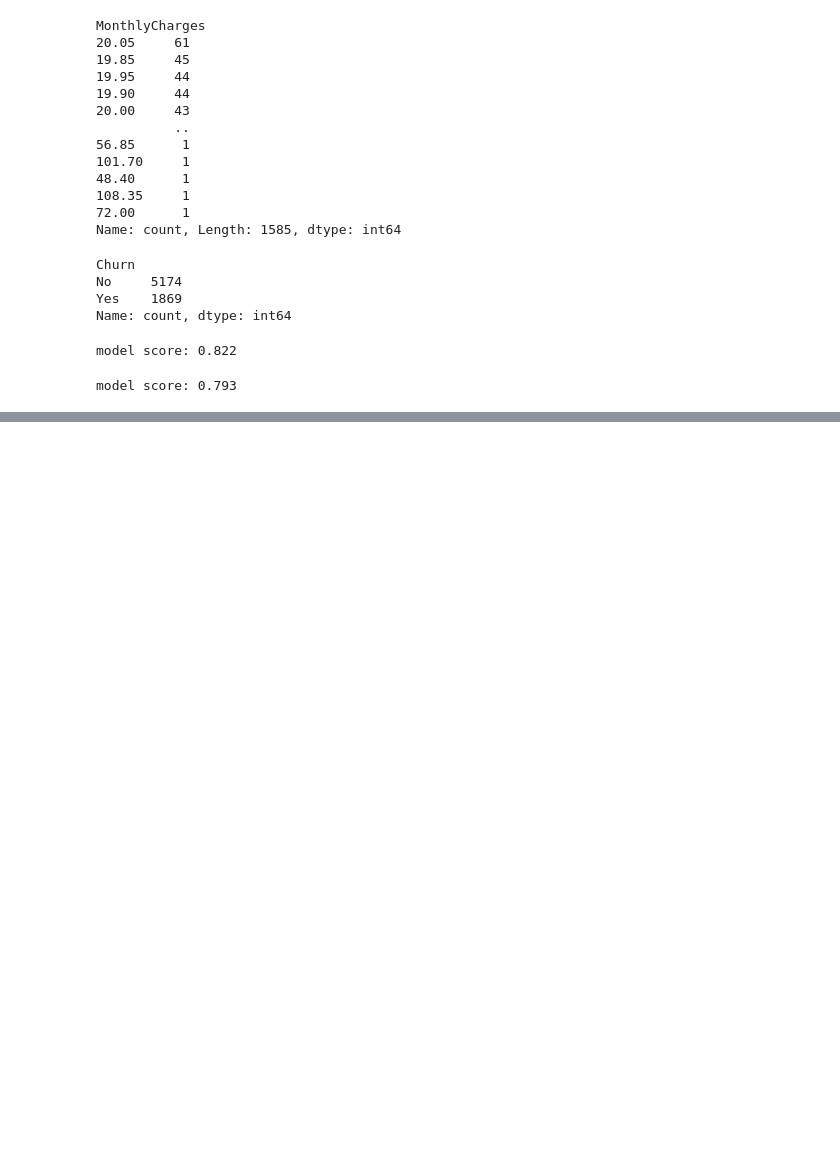
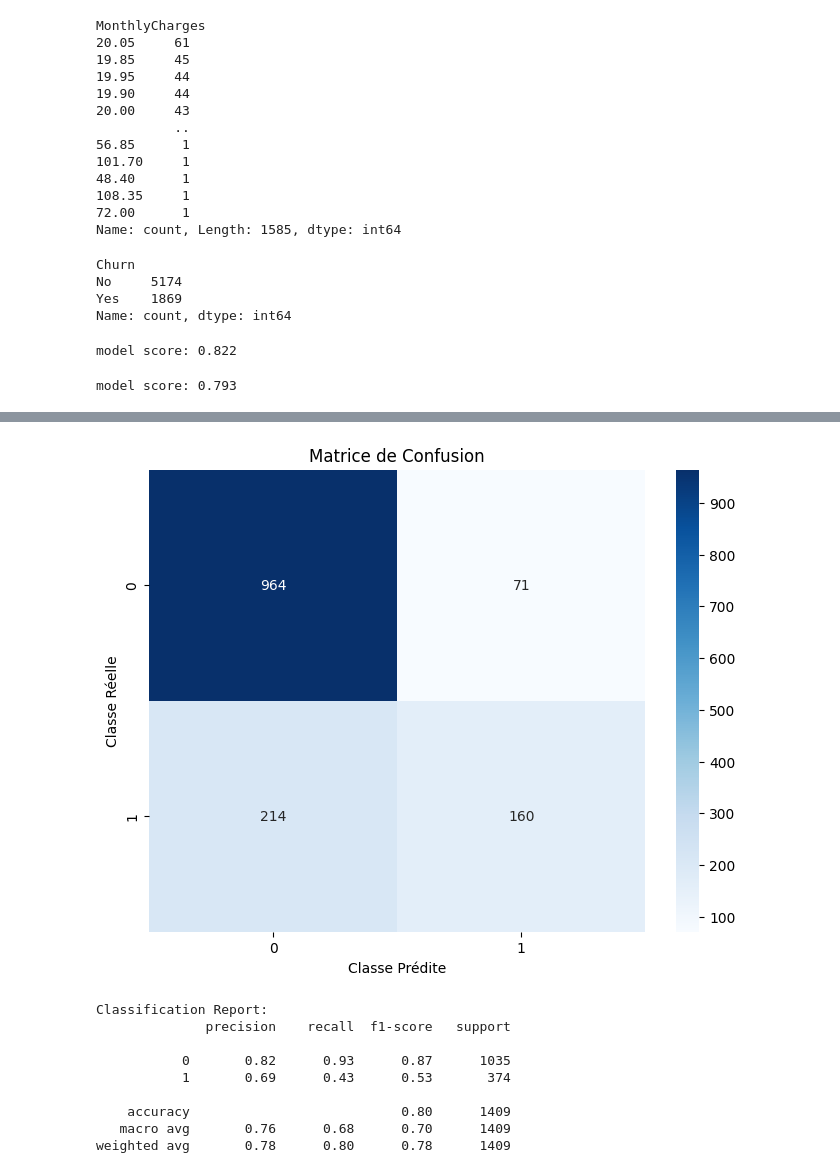
Before and after one commit to NicoCasso/ChurnPrediction, a Jupyter notebook: notebooks/davidnotebook.ipynb, the cells around one changed output, grey strips where cells are left out. Drawn from its saved outputs; the diff is of its cells as text; code cells hidden in the pictures; blank space fills up the shorter version.

```diff
--- a/notebooks/davidnotebook.ipynb
+++ b/notebooks/davidnotebook.ipynb
@@ -289,0 +338,5 @@ ValueError: Unrecognized data type: x=[[ 0.          1.          0.         ...
+# %%
+X_test = X_test.toarray() if hasattr(X_test, "toarray") else X_test
+y_test = np.array(y_test)
+
+test_results = model.evaluate(X_test, y_test, verbose=1)
@@ -289,0 +345,26 @@ ValueError: Unrecognized data type: x=[[ 0.          1.          0.         ...
+# %%
+import seaborn as sns
+import matplotlib.pyplot as plt
+from sklearn.metrics import classification_report, confusion_matrix
+
+# Predict probabilities
+y_pred_probs = model.predict(X_test)
+
+# Binary classification threshold
+y_pred = (y_pred_probs >= 0.5).astype(int)
+
+# Confusion matrix
+cm = confusion_matrix(y_test, y_pred)
+
+# Plot confusion matrix
+plt.figure(figsize=(8, 6))
+sns.heatmap(cm, annot=True, fmt='d', cmap='Blues', xticklabels=[0,1], yticklabels=[0,1])
+plt.title("Matrice de Confusion")
+plt.xlabel("Classe Prédite")
+plt.ylabel("Classe Réelle")
+plt.show()
+
+# Optional: classification report
+print("\nClassification Report:")
+print(classification_report(y_test, y_pred))
+# %% [output]
@@ -289,0 +372,10 @@ ValueError: Unrecognized data type: x=[[ 0.          1.          0.         ...
+[figure, added]
+Classification Report:
+              precision    recall  f1-score   support
+
+           0       0.82      0.93      0.87      1035
+           1       0.69      0.43      0.53       374
+
+    accuracy                           0.80      1409
+   macro avg       0.76      0.68      0.70      1409
+weighted avg       0.78      0.80      0.78      1409
```
Also changed, not shown: parts of 5 cells of this notebook, 1 other file.
